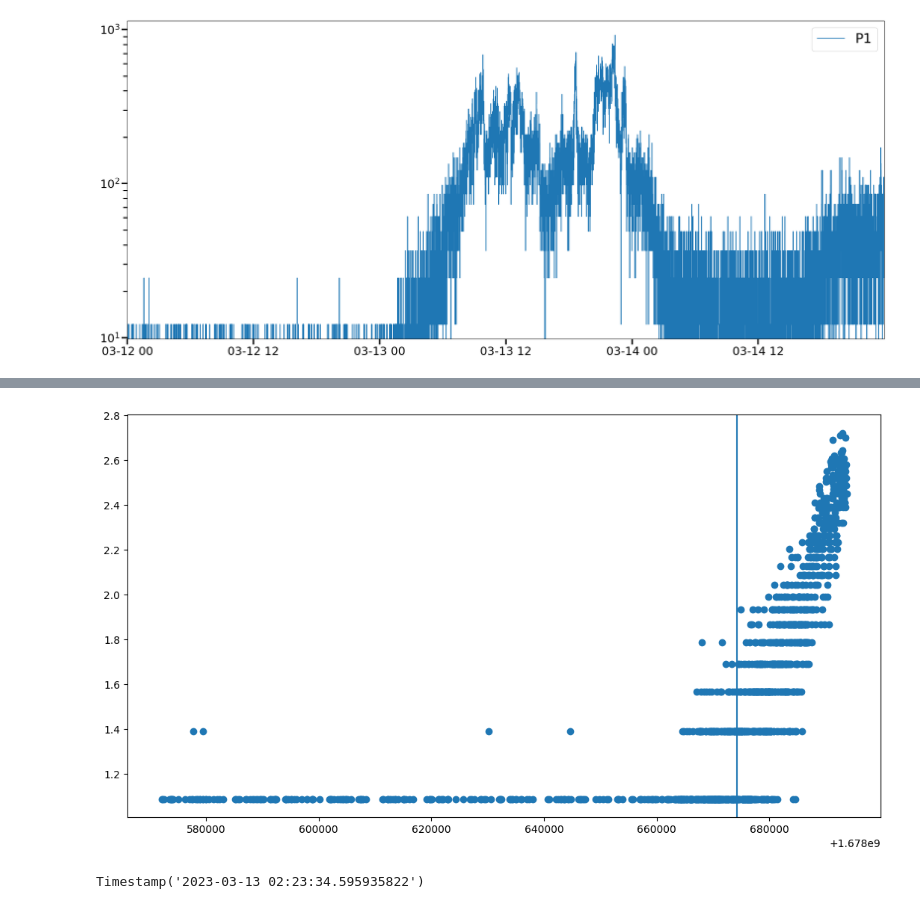
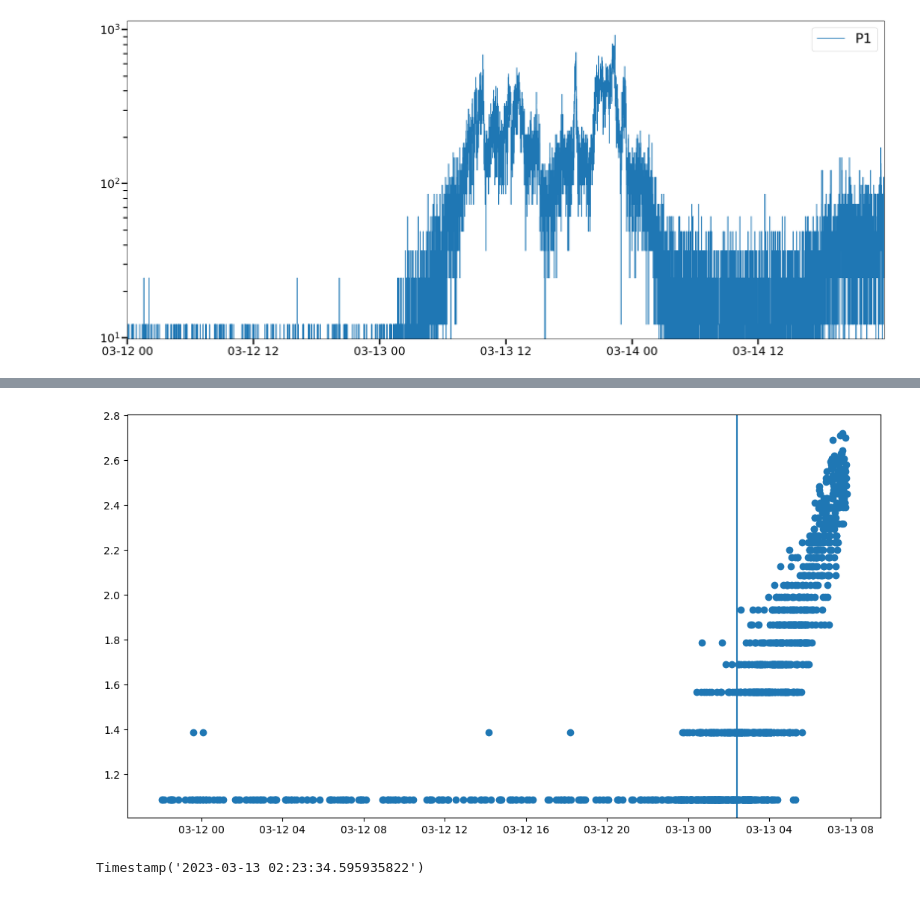
Before and after one commit to Christian-Palmroos/regression_onset_finders, a Jupyter notebook: advanced_testing.ipynb, the cells around one changed output, grey strips where cells are left out. Saved outputs shown, nothing was run; the diff lists cells and outputs as text; code cells hidden in the pictures.

```diff
--- a/advanced_testing.ipynb
+++ b/advanced_testing.ipynb
@@ -52,5 +52,5 @@ reg.quicklook(data=df, channel="P1", resample=None)
 [figure]
 # %%
 results = reg.workflow(data=df, channel="P1", window=100, threshold=2, diagnostics=True,
-                              index_choice="time_s")
+                              index_choice="counting_numbers")
 # %% [output]
@@ -159,9 +123,9 @@ tresult1["estimates"]
 # %%
-ax.axvline(x=tresult1["estimates"]["breakpoint1"]["estimate"])
+ax.axvline(x=pd.to_datetime(tresult1["estimates"]["breakpoint1"]["estimate"], unit='s'))
 
 fig
 # %% [output]
-[figure, old version]
+[figure, new version]
 # %%
 pd.to_datetime(tresult1["estimates"]["breakpoint1"]["estimate"], unit='s')
 # %% [output]
```
Also changed, not shown: parts of 11 cells of this notebook, 3 other files.
